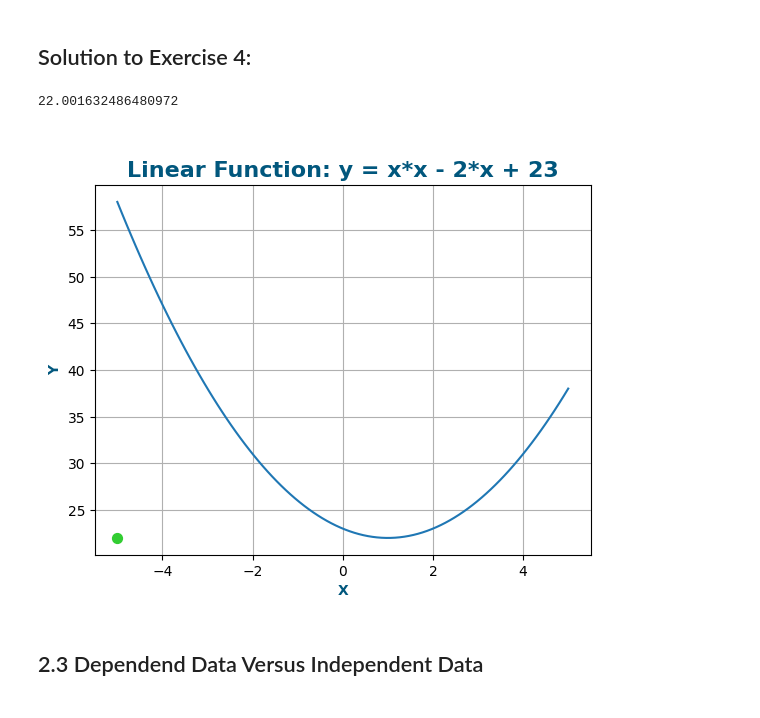
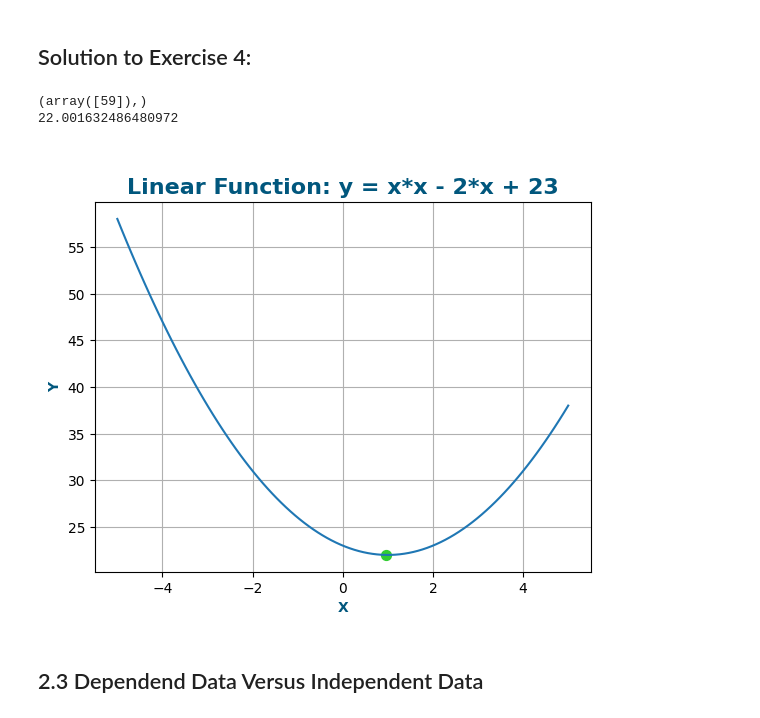
Before and after one commit to DainiusToleikis/DTA, a Jupyter notebook: 01_Numpy_Arrays.ipynb, the cells around one changed output. Cells and saved outputs as stored; diff of their text form; code cells hidden in the pictures.

```diff
--- a/01_Numpy_Arrays.ipynb
+++ b/01_Numpy_Arrays.ipynb
@@ -311,36 +311,38 @@ y = x*x - 2*x + 23
 plt.plot(x, y)
 
 font_color = "#01577d"
 
 # Plot title
 plt.title("\nQuadratic Function: y=x*x - 5*x + 23\n", fontsize=16, weight="bold", color=font_color)
 
 # Add minimum point: To Do
 ymin = y.min()
-xmin = x.min()
-#print(xmin)
+idx = np.where(y==ymin)
+xmin = x[idx]
+print(idx)
 
 print(ymin)
 
 # Add the minimum point on the plot
 plt.scatter(xmin, ymin, color="limegreen", s=50)
 
 # Plot title
 plt.title("\nLinear Function: y = x*x - 2*x + 23", fontsize=16, weight="bold")
 
 # Add axies labels
 plt.xlabel('X', fontsize=10, weight='bold', color=font_color)
 plt.ylabel('Y', fontsize=10, weight='bold', color=font_color)
 
 
 # Grid
 plt.grid()
 
 # Display plot
 plt.show()
 # %% [output]
+(array([59]),)
 22.001632486480972
-[figure, old version]
+[figure, new version]
 # %% [markdown]
 ## 2.3 Dependend Data Versus Independent Data
 # %% [markdown]
```
Also changed, not shown: parts of 1 cell of this notebook.
